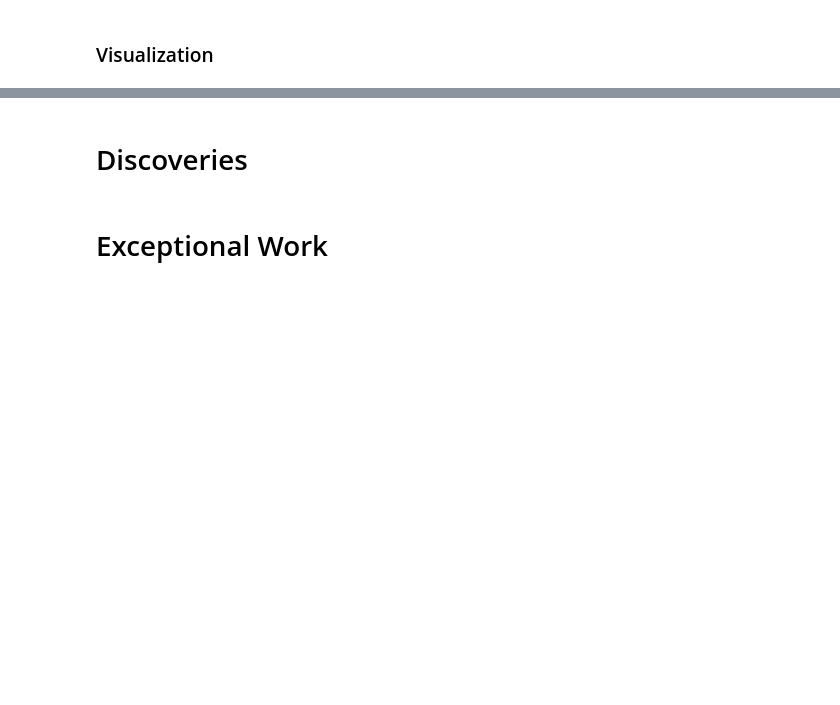
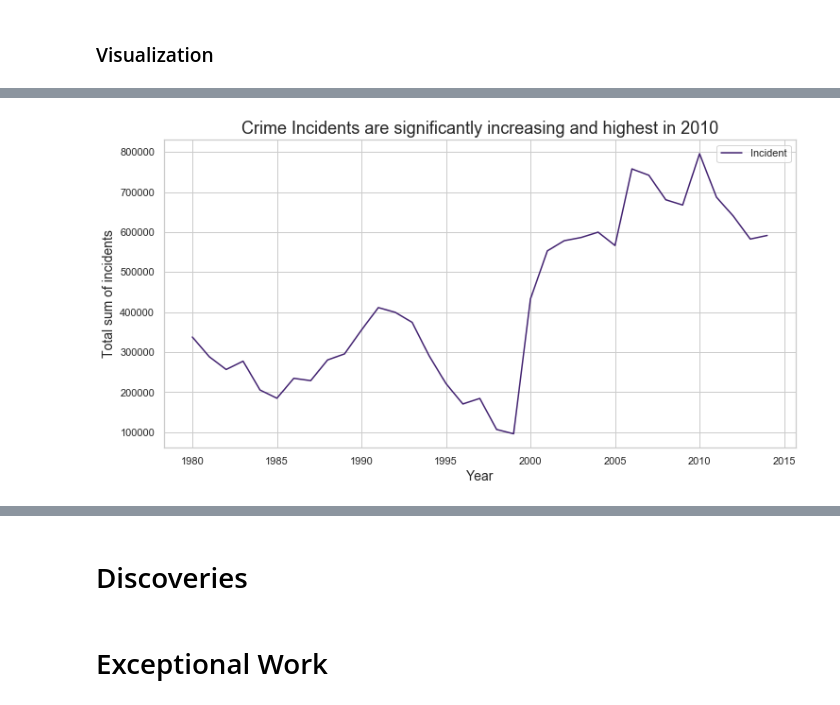
Before and after one commit to pretttyvo/ML1-Visualization-and-Data-Preprocessing, a Jupyter notebook: Lab 1/Kris_ML_lab1.ipynb, the cells around one changed output, grey strips where cells are left out. Saved outputs shown, nothing was run; the diff lists cells and outputs as text; code cells hidden in the pictures; blank space fills up the shorter version.

```diff
--- a/Lab 1/Kris_ML_lab1.ipynb
+++ b/Lab 1/Kris_ML_lab1.ipynb
@@ -406,0 +410,12 @@ plt.show()
+# %%
+plt.figure(figsize=(12,6))
+# plt.plot(vp.Year,vp['Perpetrator Count'],color='#3498DB',label='Perpetrator')
+# plt.plot(vp.Year,vp['Victim Count'],color='#CB4335',label='Victim')
+plt.plot(vp.Year,vp['Incident'],color='#432371',label='Incident')
+plt.title('Crime Incidents are significantly increasing and highest in 2010',size=18)
+plt.legend()
+plt.xlabel('Year',size=14)
+plt.ylabel('Total sum of incidents',size=14)
+plt.show()
+# %% [output]
+[figure, added]
```
Also changed, not shown: parts of 44 cells of this notebook.
